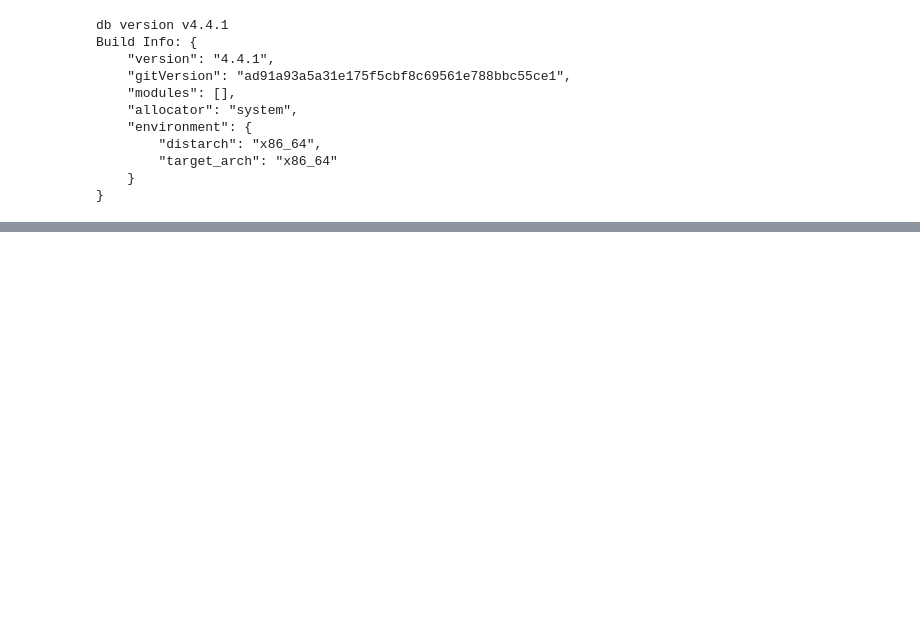
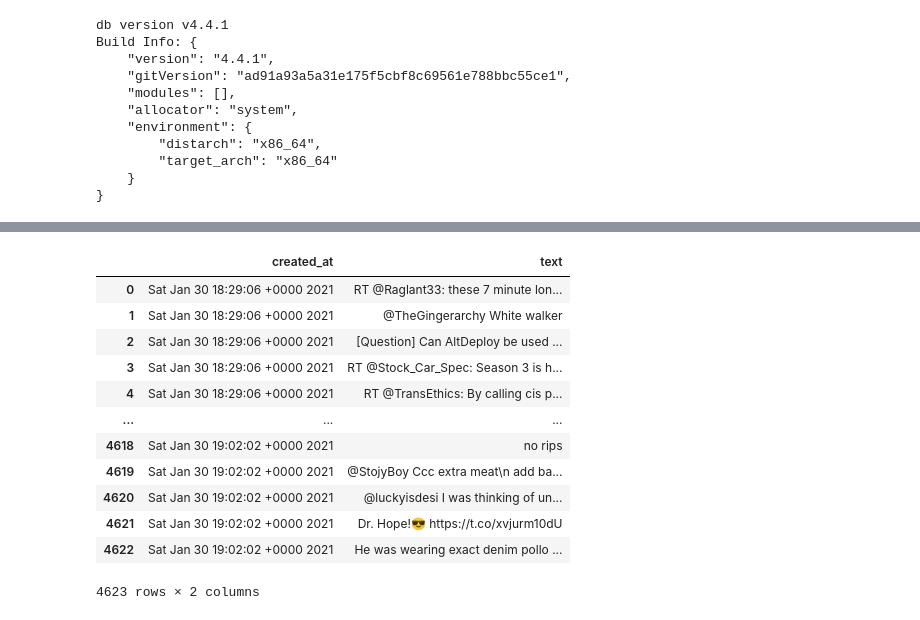
Before and after one commit to furu8/TweetAnalyzer, a Jupyter notebook: notebooks/DB_6.1.ipynb, the cells around one changed output, grey strips where cells are left out. Cells and saved outputs as stored; diff of their text form; code cells hidden in the pictures; blank space fills up the shorter version.

```diff
--- a/notebooks/DB_6.1.ipynb
+++ b/notebooks/DB_6.1.ipynb
@@ -93,0 +155,27 @@ memory usage: 3.0+ MB
+# %%
+# MongoDBからレコードを読むジェネレータ関数
+def tweets(*args, **kwargs):
+    for tweet in mongo.twitter.sample.find(*args, **kwargs):
+        if 'delete' not in tweet:
+            # 興味のあるフィールドだけをyield
+            yield {
+                'created_at': tweet['created_at'],
+                'text': tweet['text']
+            }
+# %%
+# 逐次
+pd.DataFrame(tweets({'lang':'en'}))
+# %% [output]
+|  | created_at | text |
+| 0 | Sat Jan 30 18:29:06 +0000 2021 | RT @Raglant33: these 7 minute lon... |
+| 1 | Sat Jan 30 18:29:06 +0000 2021 | @TheGingerarchy White walker |
+| 2 | Sat Jan 30 18:29:06 +0000 2021 | [Question] Can AltDeploy be used ... |
+| 3 | Sat Jan 30 18:29:06 +0000 2021 | RT @Stock_Car_Spec: Season 3 is h... |
+| 4 | Sat Jan 30 18:29:06 +0000 2021 | RT @TransEthics: By calling cis p... |
+| ... | ... | ... |
+| 4618 | Sat Jan 30 19:02:02 +0000 2021 | no rips |
+| 4619 | Sat Jan 30 19:02:02 +0000 2021 | @StojyBoy Ccc extra meat\n add ba... |
+| 4620 | Sat Jan 30 19:02:02 +0000 2021 | @luckyisdesi I was thinking of un... |
+| 4621 | Sat Jan 30 19:02:02 +0000 2021 | Dr. Hope!😎 https://t.co/xvjurm10dU |
+| 4622 | Sat Jan 30 19:02:02 +0000 2021 | He was wearing exact denim pollo ... |
+4623 rows × 2 columns
```
Also changed, not shown: parts of 19 cells of this notebook.
